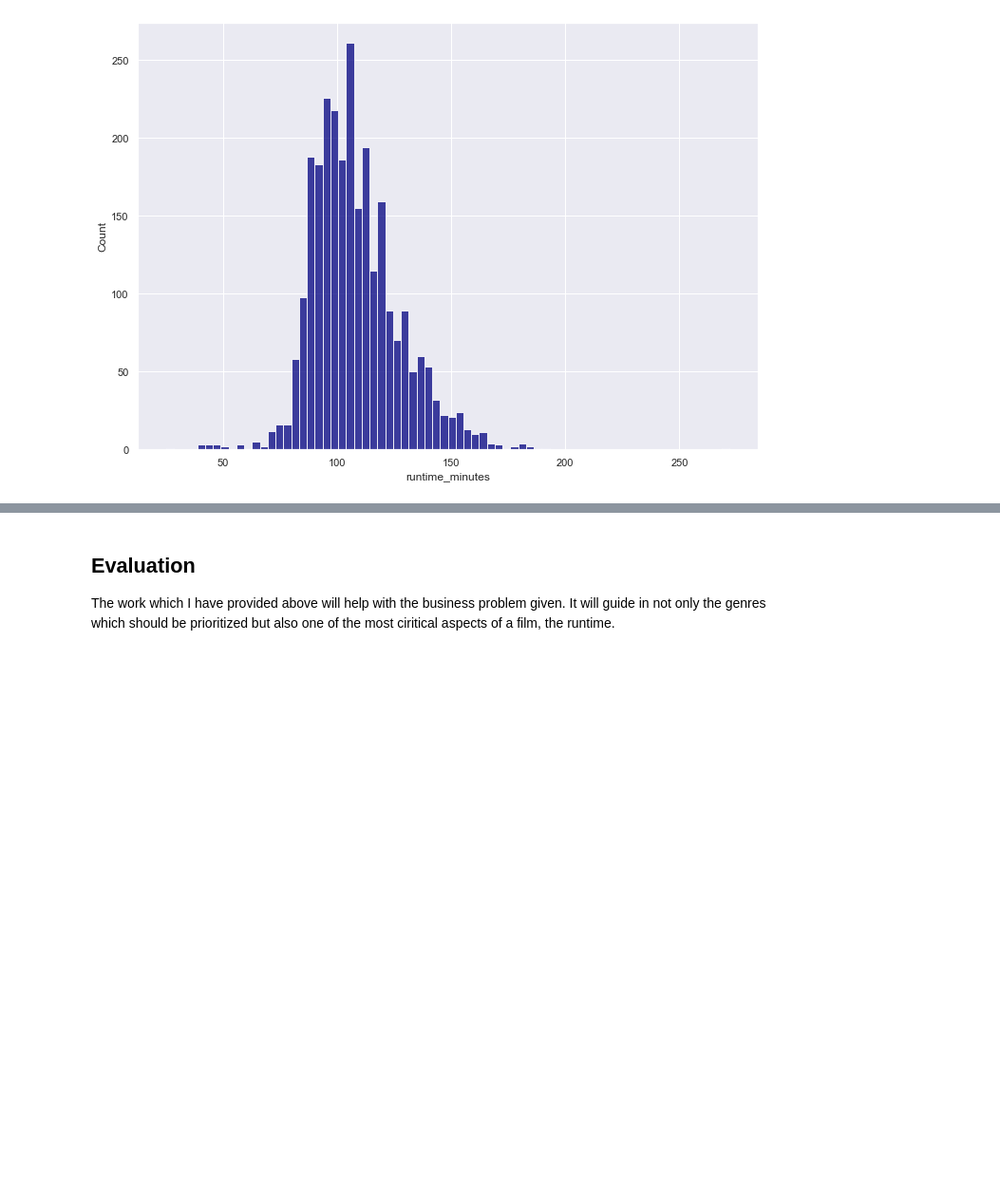
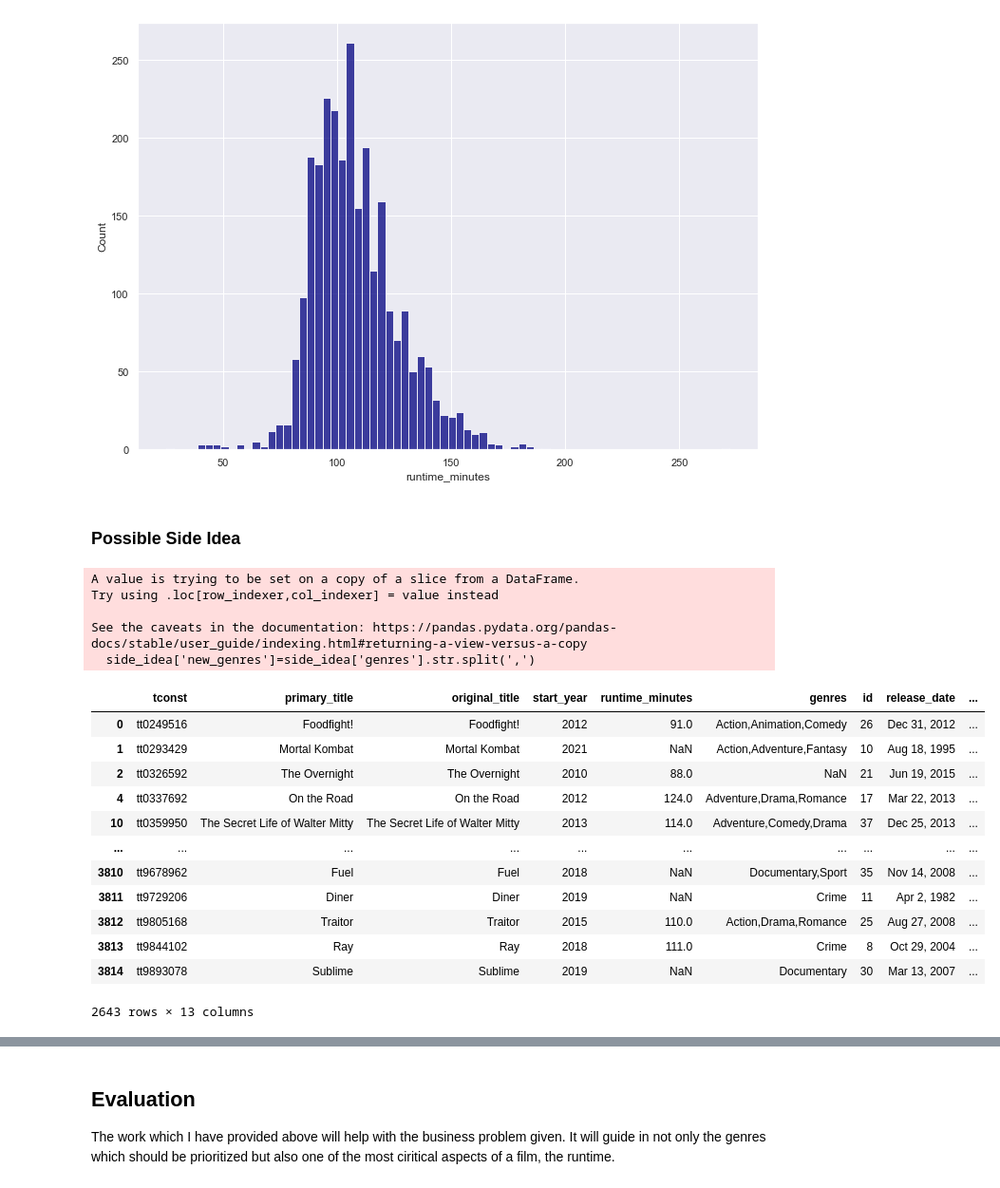
Before and after one commit to henrysvg/dsc-phase-1-project, a Jupyter notebook: student.ipynb, the cells around one changed output, grey strips where cells are left out. Shown at 95% size. Saved outputs shown, nothing was run; the diff lists cells and outputs as text; code cells hidden in the pictures; blank space fills up the shorter version.

```diff
--- a/student.ipynb
+++ b/student.ipynb
@@ -444,3 +518,27 @@ ax.set_xticklabels(ax.get_xticklabels(), rotation = 45, ha = 'right');
 ax = sns.histplot(data=df3, x = 'runtime_minutes', color = 'navy')
 # %% [output]
 [figure]
+# %% [markdown]
+### Possible Side Idea
+# %%
+side_idea['new_genres']=side_idea['genres'].str.split(',')
+side_idea
+# %% [output]
+A value is trying to be set on a copy of a slice from a DataFrame.
+Try using .loc[row_indexer,col_indexer] = value instead
+
+See the caveats in the documentation: https://pandas.pydata.org/pandas-docs/stable/user_guide/indexing.html#returning-a-view-versus-a-copy
+  side_idea['new_genres']=side_idea['genres'].str.split(',')
+|  | tconst | primary_title | original_title | start_year | runtime_minutes | genres | id | release_date | ... |
+| 0 | tt0249516 | Foodfight! | Foodfight! | 2012 | 91.0 | Action,Animation,Comedy | 26 | Dec 31, 2012 | ... |
+| 1 | tt0293429 | Mortal Kombat | Mortal Kombat | 2021 | NaN | Action,Adventure,Fantasy | 10 | Aug 18, 1995 | ... |
+| 2 | tt0326592 | The Overnight | The Overnight | 2010 | 88.0 | NaN | 21 | Jun 19, 2015 | ... |
+| 4 | tt0337692 | On the Road | On the Road | 2012 | 124.0 | Adventure,Drama,Romance | 17 | Mar 22, 2013 | ... |
+| 10 | tt0359950 | The Secret Life of Walter Mitty | The Secret Life of Walter Mitty | 2013 | 114.0 | Adventure,Comedy,Drama | 37 | Dec 25, 2013 | ... |
+| ... | ... | ... | ... | ... | ... | ... | ... | ... | ... |
+| 3810 | tt9678962 | Fuel | Fuel | 2018 | NaN | Documentary,Sport | 35 | Nov 14, 2008 | ... |
+| 3811 | tt9729206 | Diner | Diner | 2019 | NaN | Crime | 11 | Apr 2, 1982 | ... |
+| 3812 | tt9805168 | Traitor | Traitor | 2015 | 110.0 | Action,Drama,Romance | 25 | Aug 27, 2008 | ... |
+| 3813 | tt9844102 | Ray | Ray | 2018 | 111.0 | Crime | 8 | Oct 29, 2004 | ... |
+| 3814 | tt9893078 | Sublime | Sublime | 2019 | NaN | Documentary | 30 | Mar 13, 2007 | ... |
+2643 rows × 13 columns
```
Also changed, not shown: parts of 11 cells of this notebook.
